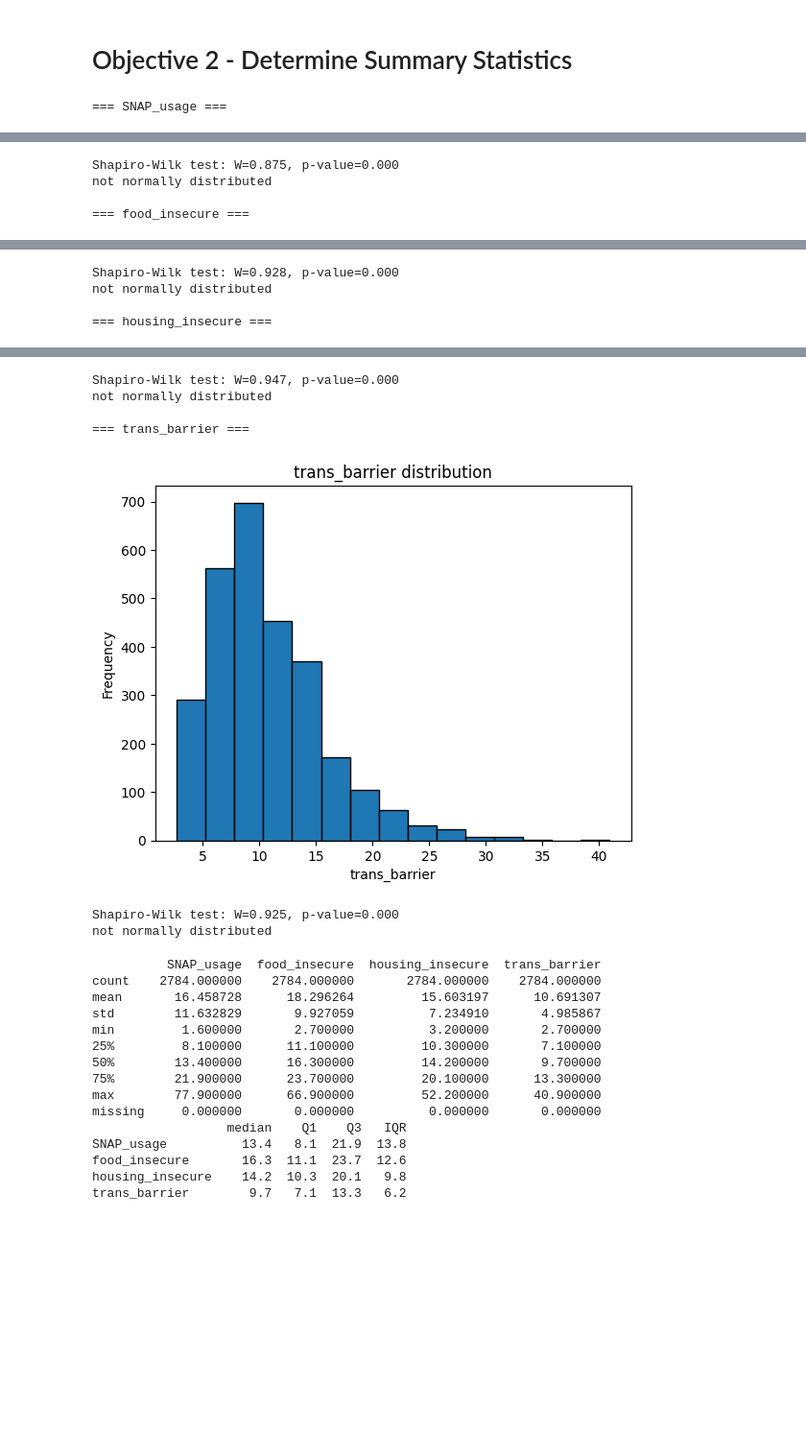
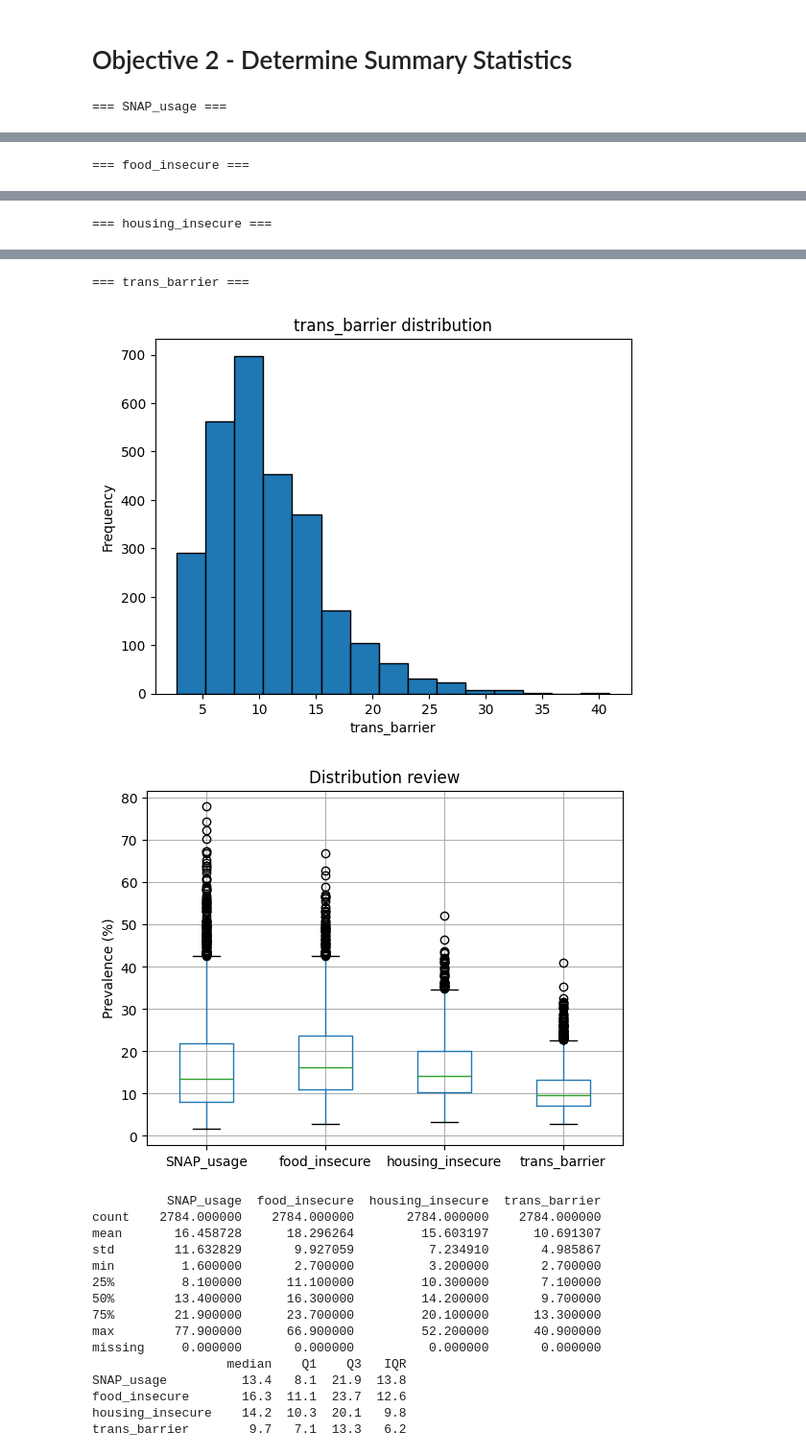
Before and after one commit to S-charlo/BIOS-584, a Jupyter notebook: Final Part 2.ipynb, the cells around one changed output, grey strips where cells are left out. Shown at 96% size. Saved outputs shown, nothing was run; the diff lists cells and outputs as text; code cells hidden in the pictures; blank space fills up the shorter version.

```diff
--- a/Final Part 2.ipynb
+++ b/Final Part 2.ipynb
@@ -57,41 +57,32 @@ print(places_df.head())
 # %% [markdown]
 # Objective 2 - Determine Summary Statistics
 # %%
-#Check normality for each variable
+#Check distribution for each variable
+
+#Histogram
 analysis_vars = ["SNAP_usage", "food_insecure", "housing_insecure", "trans_barrier"]
 
 for var in analysis_vars:
     print(f"\n=== {var} ===")
 
     places_df[var].plot(kind='hist', bins=15, edgecolor='black', title=f'{var} distribution')
     plt.xlabel(var)
     plt.show()
 
-    stat, p = shapiro(places_df[var].dropna())
-    print(f'Shapiro-Wilk test: W={stat:.3f}, p-value={p:.3f}')
-
-    if p > 0.05:
-        print("normally distributed")
-    else:
-        print("not normally distributed")
+#Boxplot
+plt.figure()
+places_df[analysis_vars].boxplot()
+plt.title("Distribution review")
+plt.ylabel("Prevalence (%)")
+plt.show()
 # %% [output]
 === SNAP_usage ===
 [figure]
-Shapiro-Wilk test: W=0.875, p-value=0.000
-not normally distributed
-
 === food_insecure ===
 [figure]
-Shapiro-Wilk test: W=0.928, p-value=0.000
-not normally distributed
-
 === housing_insecure ===
 [figure]
-Shapiro-Wilk test: W=0.947, p-value=0.000
-not normally distributed
-
 === trans_barrier ===
 [figure]
-Shapiro-Wilk test: W=0.925, p-value=0.000
-not normally distributed
+[figure, added]
 # %%
```
Also changed, not shown: parts of 5 cells of this notebook.
